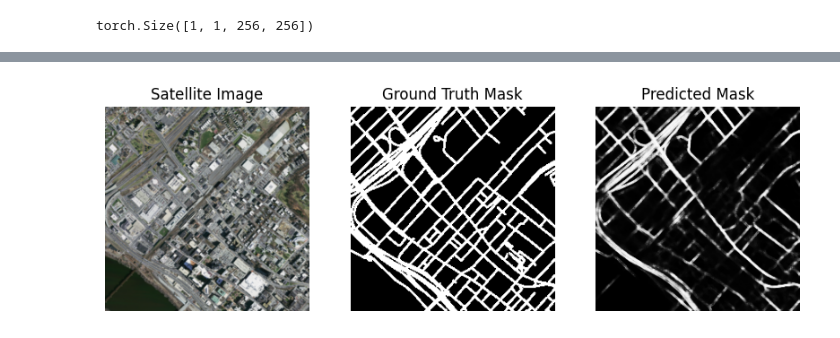
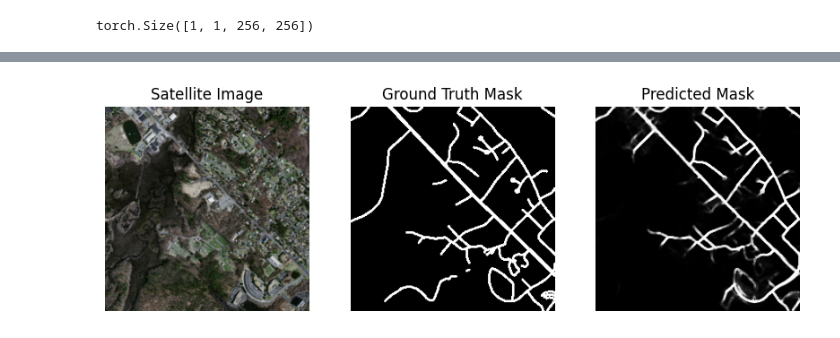
Before and after one commit to teohyc/satellite_road_seg, a Jupyter notebook: road_seg_code.ipynb, the cells around one changed output, grey strips where cells are left out. Saved outputs shown, nothing was run; the diff lists cells and outputs as text; code cells hidden in the pictures.

```diff
--- a/road_seg_code.ipynb
+++ b/road_seg_code.ipynb
@@ -22,8 +22,8 @@ import torch.optim as optim
 from tqdm import tqdm
 # %%
 #path
-image_dir = "./MA_road_data/tiff/test"
-mask_dir = "./MA_road_data/tiff/test_labels"
+image_dir = "./MA_road_data/tiff/train2"
+mask_dir = "./MA_road_data/tiff/train_labels2"
 
 #make list of files
 image_files = os.listdir(image_dir)
@@ -123,8 +123,8 @@ transform = transforms.Compose([
 ])
 # %%
 #path
-train_image_dir = "./MA_road_data/tiff/train"
-train_mask_dir = "./MA_road_data/tiff/train_labels"
+train_image_dir = "./MA_road_data/tiff/train2"
+train_mask_dir = "./MA_road_data/tiff/train_labels2"
 val_image_dir = "./MA_road_data/tiff/val"
 val_mask_dir = "./MA_road_data/tiff/val_labels"
 
@@ -399,6 +404,6 @@ def visualise_prediction(model, dataset, index, device='cuda'):
 
     plt.show()
 # %%
-visualise_prediction(model, val_dataset, index=1)
+visualise_prediction(model, val_dataset, index=9)
 # %% [output]
-[figure, old version]
+[figure, new version]
```
Also changed, not shown: parts of 6 cells of this notebook.
